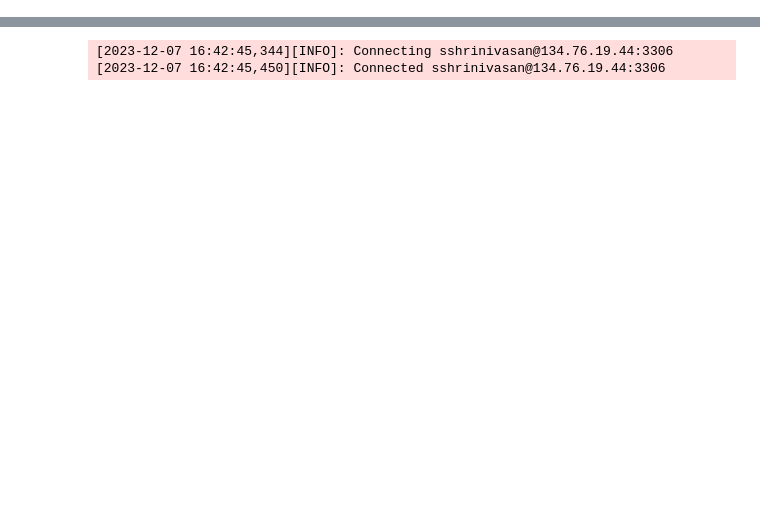
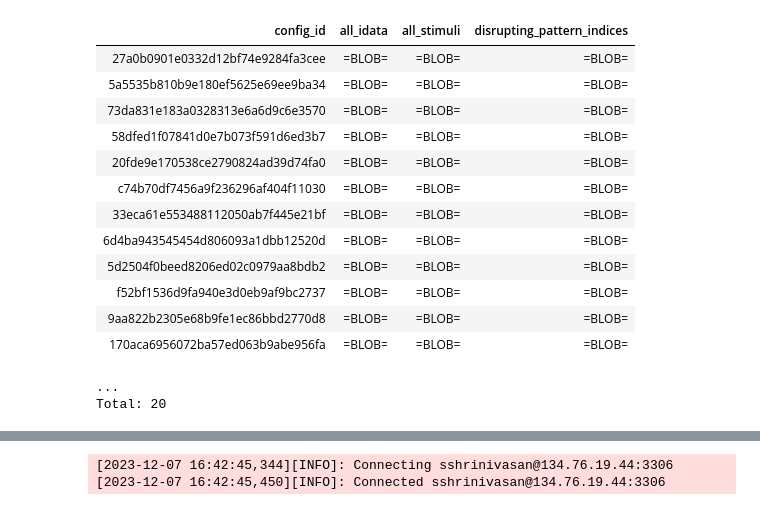
Before and after one commit to suhasshrinivasan/probabilistic-center-surround, a Jupyter notebook: experiments/dj_experiments/table_checker.ipynb, the cells around one changed output, grey strips where cells are left out. Cells and saved outputs as stored; diff of their text form; code cells hidden in the pictures; blank space fills up the shorter version.

```diff
--- a/experiments/dj_experiments/table_checker.ipynb
+++ b/experiments/dj_experiments/table_checker.ipynb
@@ -0,0 +6,18 @@
+# %%
+CustomBinaryResult()
+# %% [output]
+| config_id | all_idata | all_stimuli | disrupting_pattern_indices |
+| 27a0b0901e0332d12bf74e9284fa3cee | =BLOB= | =BLOB= | =BLOB= |
+| 5a5535b810b9e180ef5625e69ee9ba34 | =BLOB= | =BLOB= | =BLOB= |
+| 73da831e183a0328313e6a6d9c6e3570 | =BLOB= | =BLOB= | =BLOB= |
+| 58dfed1f07841d0e7b073f591d6ed3b7 | =BLOB= | =BLOB= | =BLOB= |
+| 20fde9e170538ce2790824ad39d74fa0 | =BLOB= | =BLOB= | =BLOB= |
+| c74b70df7456a9f236296af404f11030 | =BLOB= | =BLOB= | =BLOB= |
+| 33eca61e553488112050ab7f445e21bf | =BLOB= | =BLOB= | =BLOB= |
+| 6d4ba943545454d806093a1dbb12520d | =BLOB= | =BLOB= | =BLOB= |
+| 5d2504f0beed8206ed02c0979aa8bdb2 | =BLOB= | =BLOB= | =BLOB= |
+| f52bf1536d9fa940e3d0eb9af9bc2737 | =BLOB= | =BLOB= | =BLOB= |
+| 9aa822b2305e68b9fe1ec86bbd2770d8 | =BLOB= | =BLOB= | =BLOB= |
+| 170aca6956072ba57ed063b9abe956fa | =BLOB= | =BLOB= | =BLOB= |
+...
+Total: 20
```
Also changed, not shown: parts of 23 cells of this notebook.
